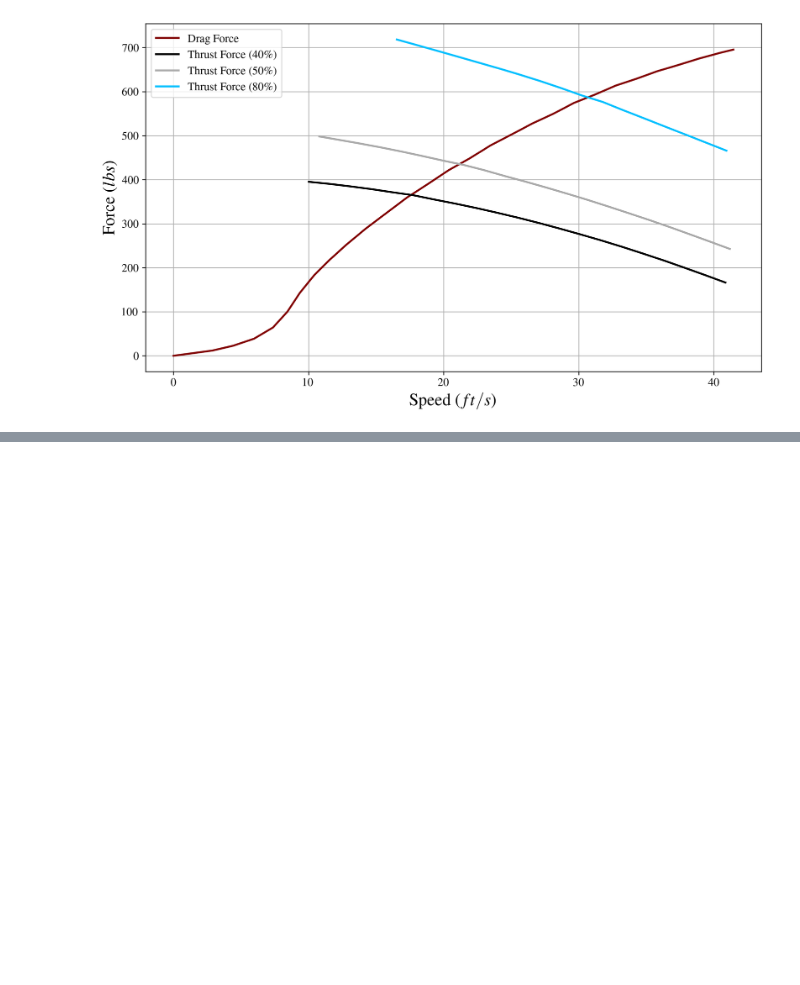
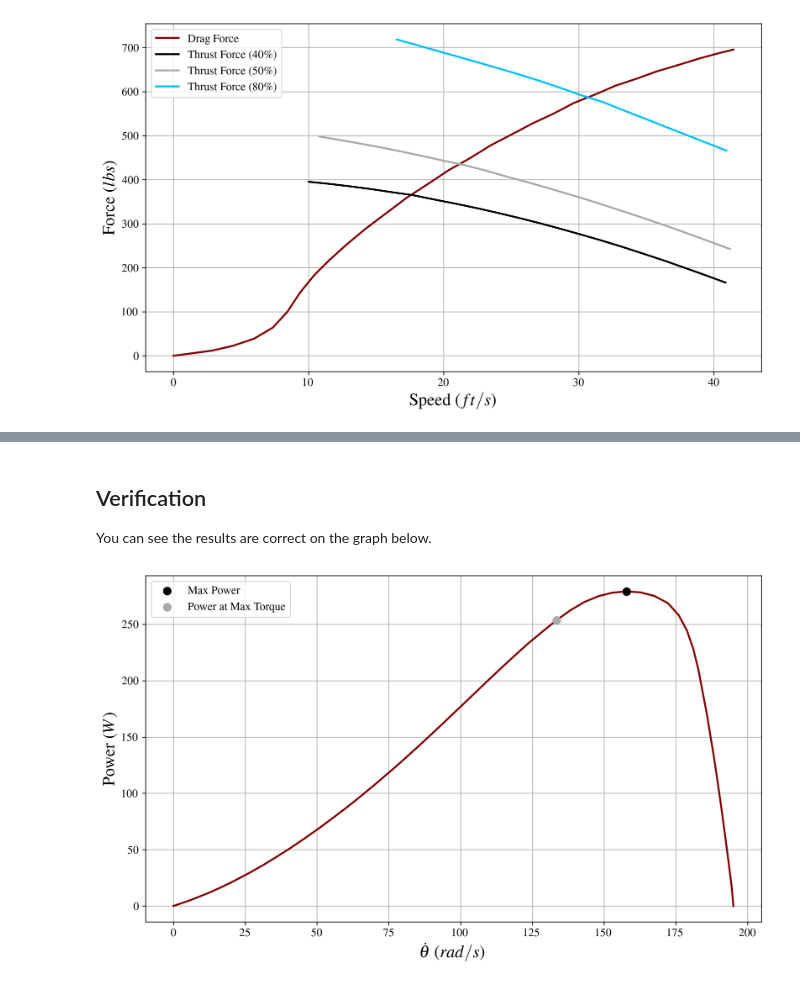
Before and after one commit to gabemorris12/dynamical_systems, a Jupyter notebook: Homework 1/Dynamical Systems Homework 1.ipynb, the cells around one changed output, grey strips where cells are left out. Saved outputs shown, nothing was run; the diff lists cells and outputs as text; code cells hidden in the pictures; blank space fills up the shorter version.

```diff
--- a/Homework 1/Dynamical Systems Homework 1.ipynb
+++ b/Homework 1/Dynamical Systems Homework 1.ipynb
@@ -264,0 +315,14 @@ plt.show()
+# %% [markdown]
+## Verification
+You can see the results are correct on the graph below.
+# %%
+fig, ax = plt.subplots()
+ax.plot(motor_data['theta_dot'], power)
+ax.scatter(max_P_theta, P_max, color='black', label='Max Power', zorder=3)
+ax.scatter(max_M_theta, P_maxM, color='darkgrey', label='Power at Max Torque', zorder=3)
+ax.set_xlabel(r'$\dot{\theta}$ ($rad/s$)')
+ax.set_ylabel('Power ($W$)')
+ax.legend()
+plt.show()
+# %% [output]
+[figure, added]
```
Also changed, not shown: parts of 7 cells of this notebook, 4 other files.
